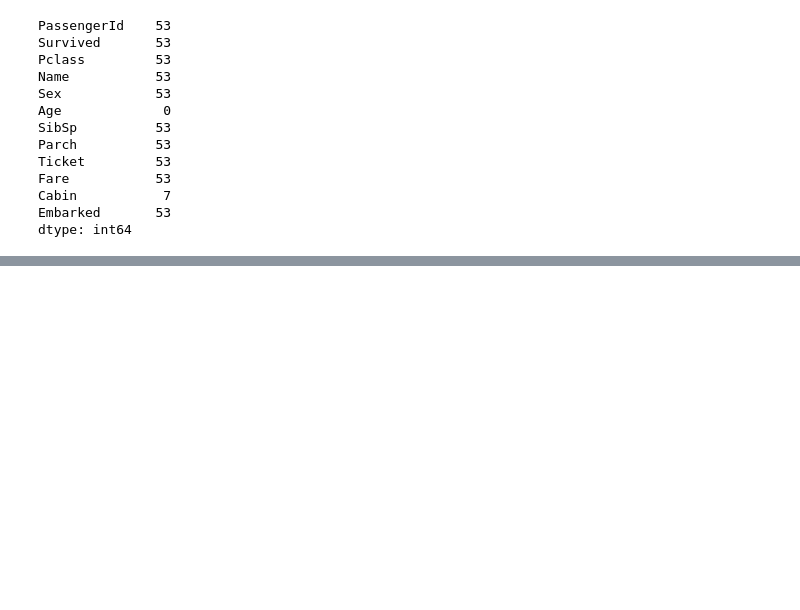
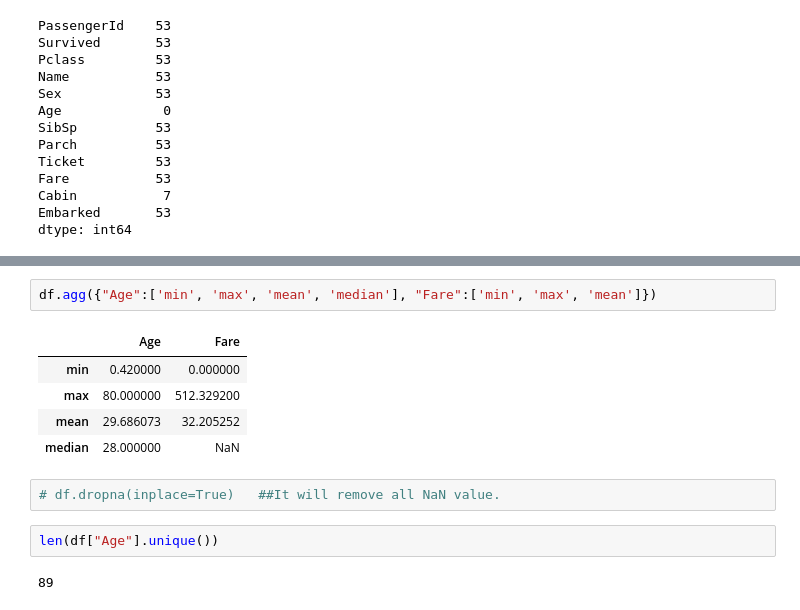
Before and after one commit to nag2mani/Pandas_and_Numpy, a Jupyter notebook: pandas_code.ipynb, the cells around one changed output, grey strips where cells are left out. Saved outputs shown, nothing was run; the diff lists cells and outputs as text; blank space fills up the shorter version.

```diff
--- a/pandas_code.ipynb
+++ b/pandas_code.ipynb
@@ -407,0 +419,14 @@ dtype: int64
+# %%
+df.agg({"Age":['min', 'max', 'mean', 'median'], "Fare":['min', 'max', 'mean']})
+# %% [output]
+|  | Age | Fare |
+| min | 0.420000 | 0.000000 |
+| max | 80.000000 | 512.329200 |
+| mean | 29.686073 | 32.205252 |
+| median | 28.000000 | NaN |
+# %%
+# df.dropna(inplace=True)   ##It will remove all NaN value.
+# %%
+len(df["Age"].unique())
+# %% [output]
+89
```
Also changed, not shown: parts of 5 cells of this notebook.
